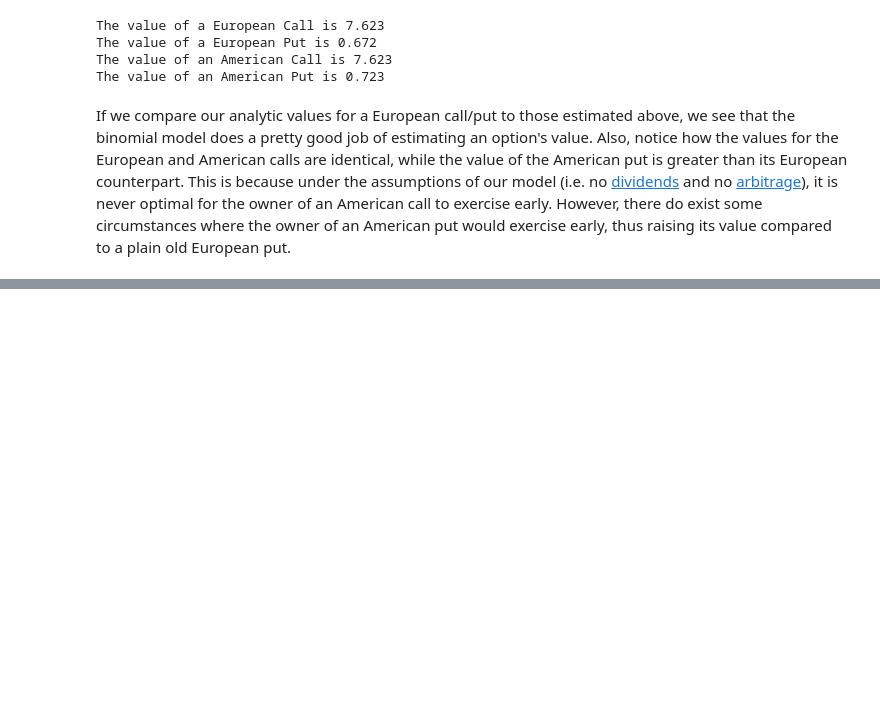
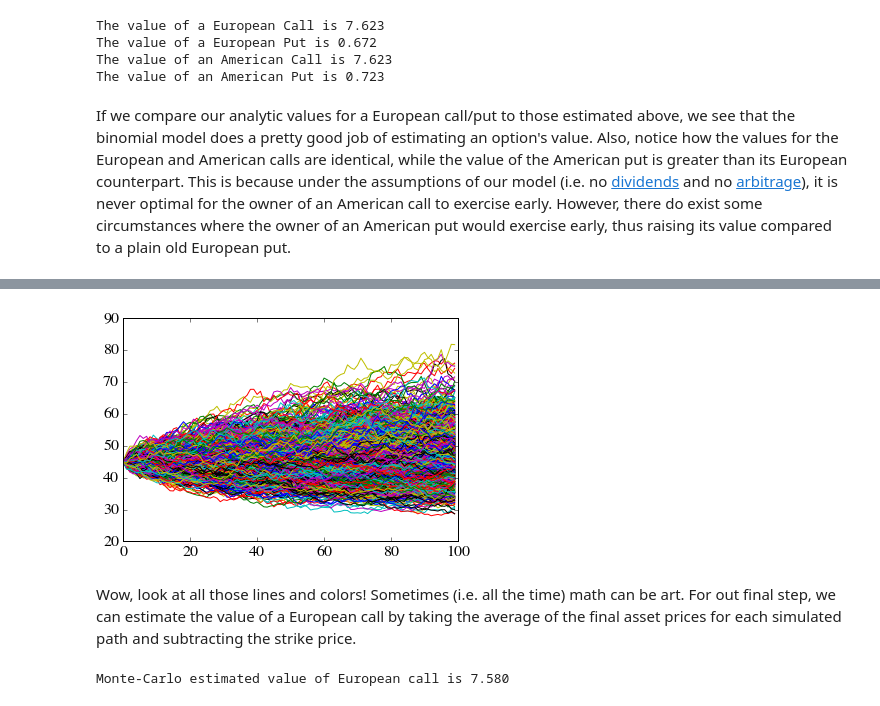
Before and after one commit to croberts94/MAE6286, a Jupyter notebook: ConnorRoberts_MAE6286_Final Project/Final Project.ipynb, the cells around one changed output, grey strips where cells are left out. Cells and saved outputs as stored; diff of their text form; code cells hidden in the pictures; blank space fills up the shorter version.

```diff
--- a/ConnorRoberts_MAE6286_Final Project/Final Project.ipynb
+++ b/ConnorRoberts_MAE6286_Final Project/Final Project.ipynb
@@ -283,0 +345,11 @@ Okay, so that title is a pretty lame joke, but it fits because what we are going
+# %%
+sims = 1000
+MC_sim = monte_carlo(sims, N, T, S0, sigma, r)
+# %% [output]
+[figure, added]
+# %% [markdown]
+Wow, look at all those lines and colors! Sometimes (i.e. all the time) math can be art. For out final step, we can estimate the value of a European call by taking the average of the final asset prices for each simulated path and subtracting the strike price.
+# %%
+print("Monte-Carlo estimated value of European call is %.3f" %(np.max((np.average(MC_sim[:,-1]) - K),0)))
+# %% [output]
+Monte-Carlo estimated value of European call is 7.580
```
Also changed, not shown: parts of 12 cells of this notebook.
